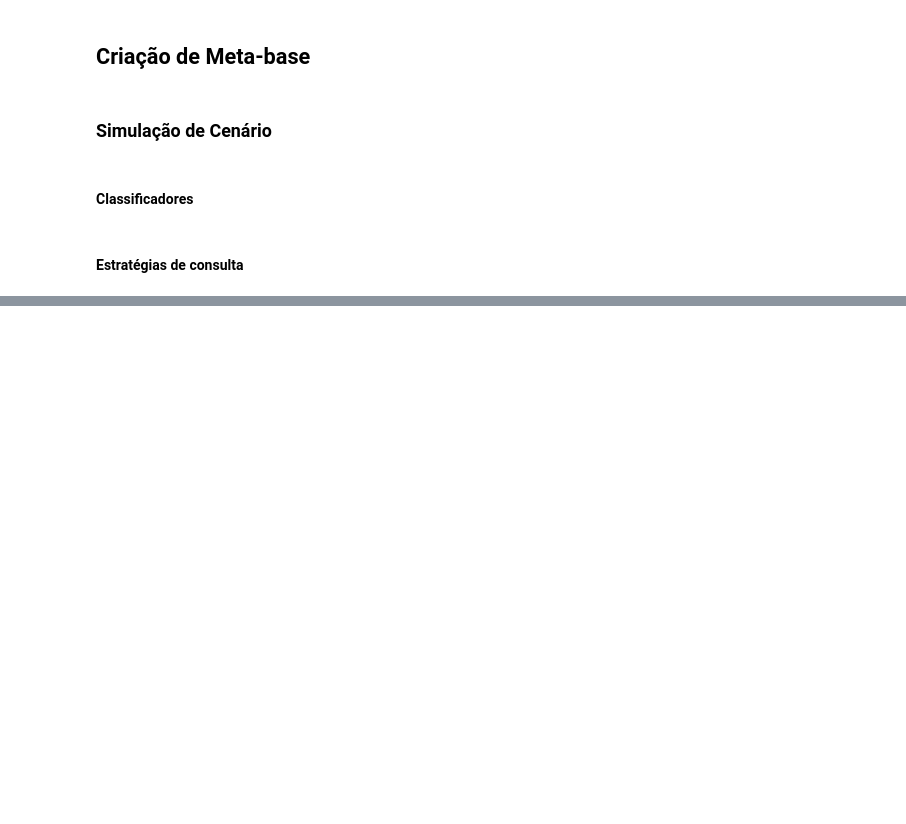
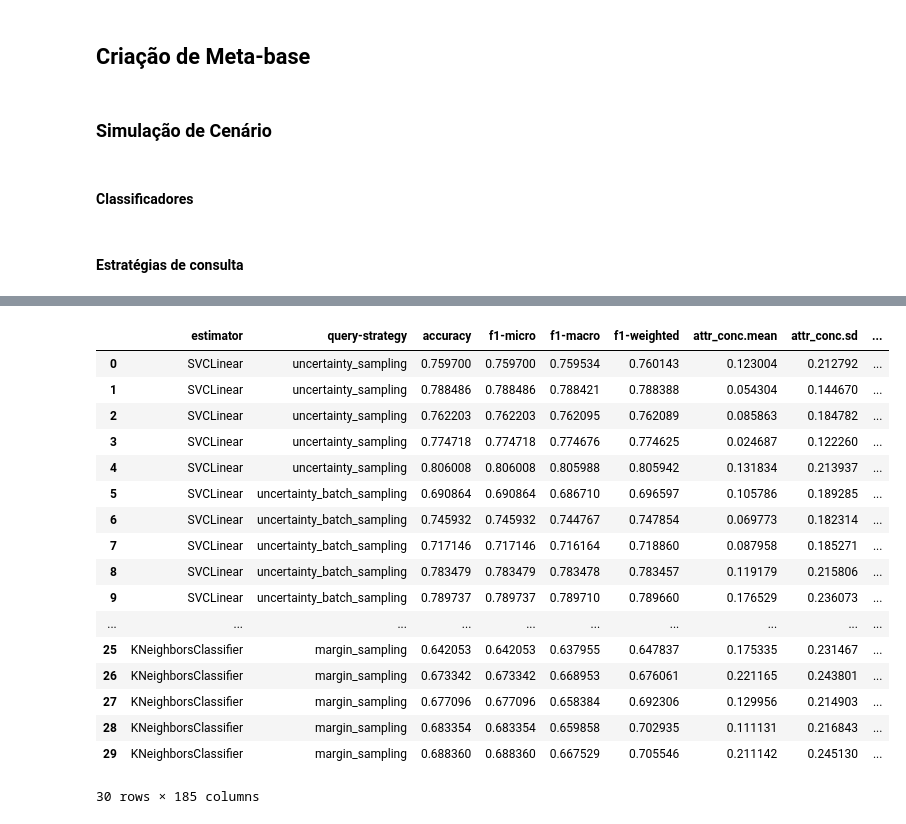
Before and after one commit to gscnogueira/meta-active-learning, a Jupyter notebook: notebooks/experiments/metabase_generation.ipynb, the cells around one changed output, grey strips where cells are left out. Saved outputs shown, nothing was run; the diff lists cells and outputs as text; code cells hidden in the pictures; blank space fills up the shorter version.

```diff
--- a/notebooks/experiments/metabase_generation.ipynb
+++ b/notebooks/experiments/metabase_generation.ipynb
@@ -296,0 +161,21 @@ test_builder.build(datasets[0])
+# %%
+builder.metabase.head(30)
+# %% [output]
+|  | estimator | query-strategy | accuracy | f1-micro | f1-macro | f1-weighted | attr_conc.mean | attr_conc.sd | ... |
+| 0 | SVCLinear | uncertainty_sampling | 0.759700 | 0.759700 | 0.759534 | 0.760143 | 0.123004 | 0.212792 | ... |
+| 1 | SVCLinear | uncertainty_sampling | 0.788486 | 0.788486 | 0.788421 | 0.788388 | 0.054304 | 0.144670 | ... |
+| 2 | SVCLinear | uncertainty_sampling | 0.762203 | 0.762203 | 0.762095 | 0.762089 | 0.085863 | 0.184782 | ... |
+| 3 | SVCLinear | uncertainty_sampling | 0.774718 | 0.774718 | 0.774676 | 0.774625 | 0.024687 | 0.122260 | ... |
+| 4 | SVCLinear | uncertainty_sampling | 0.806008 | 0.806008 | 0.805988 | 0.805942 | 0.131834 | 0.213937 | ... |
+| 5 | SVCLinear | uncertainty_batch_sampling | 0.690864 | 0.690864 | 0.686710 | 0.696597 | 0.105786 | 0.189285 | ... |
+| 6 | SVCLinear | uncertainty_batch_sampling | 0.745932 | 0.745932 | 0.744767 | 0.747854 | 0.069773 | 0.182314 | ... |
+| 7 | SVCLinear | uncertainty_batch_sampling | 0.717146 | 0.717146 | 0.716164 | 0.718860 | 0.087958 | 0.185271 | ... |
+| 8 | SVCLinear | uncertainty_batch_sampling | 0.783479 | 0.783479 | 0.783478 | 0.783457 | 0.119179 | 0.215806 | ... |
+| 9 | SVCLinear | uncertainty_batch_sampling | 0.789737 | 0.789737 | 0.789710 | 0.789660 | 0.176529 | 0.236073 | ... |
+| ... | ... | ... | ... | ... | ... | ... | ... | ... | ... |
+| 25 | KNeighborsClassifier | margin_sampling | 0.642053 | 0.642053 | 0.637955 | 0.647837 | 0.175335 | 0.231467 | ... |
+| 26 | KNeighborsClassifier | margin_sampling | 0.673342 | 0.673342 | 0.668953 | 0.676061 | 0.221165 | 0.243801 | ... |
+| 27 | KNeighborsClassifier | margin_sampling | 0.677096 | 0.677096 | 0.658384 | 0.692306 | 0.129956 | 0.214903 | ... |
+| 28 | KNeighborsClassifier | margin_sampling | 0.683354 | 0.683354 | 0.659858 | 0.702935 | 0.111131 | 0.216843 | ... |
+| 29 | KNeighborsClassifier | margin_sampling | 0.688360 | 0.688360 | 0.667529 | 0.705546 | 0.211142 | 0.245130 | ... |
+30 rows × 185 columns
```
Also changed, not shown: parts of 8 cells of this notebook.
